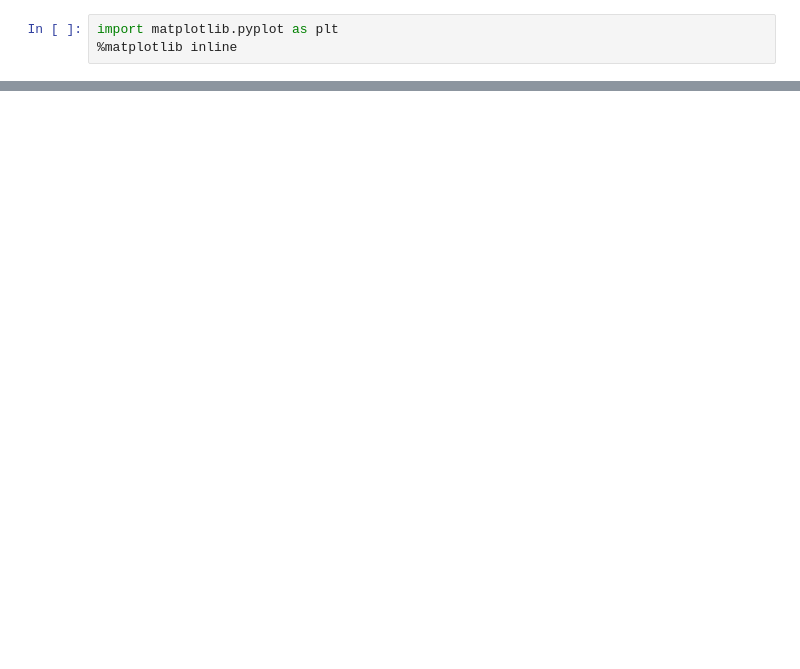
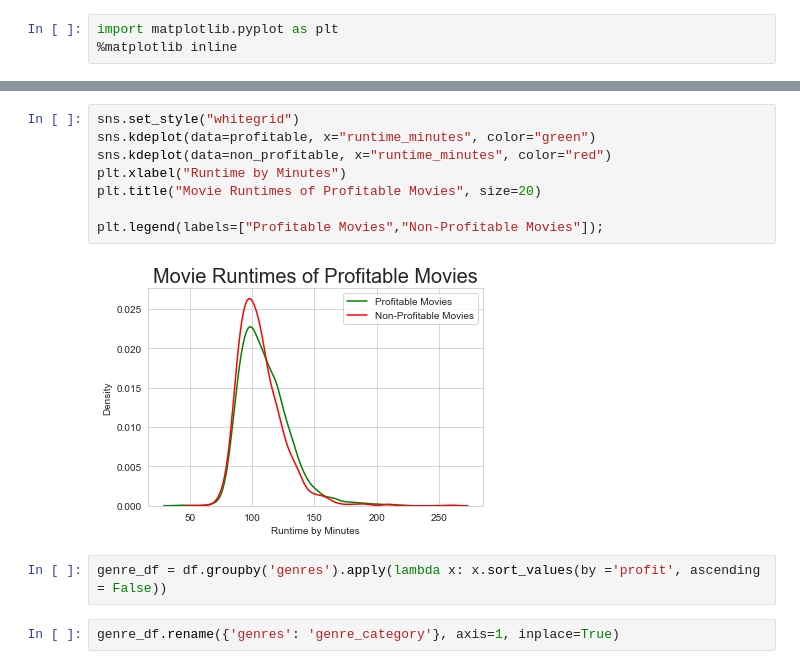
Before and after one commit to czarinagluna/Microsoft-Movie-Recommendations, a Jupyter notebook: Runtime Correlations-Sally.ipynb, the cells around one changed output, grey strips where cells are left out. Drawn from its saved outputs; the diff is of its cells as text; blank space fills up the shorter version.

```diff
--- a/Runtime Correlations-Sally.ipynb
+++ b/Runtime Correlations-Sally.ipynb
@@ -273,0 +271,14 @@ plt.title("Movie Runtimes of Most Profitable Movies", size=20);
+# %%
+sns.set_style("whitegrid")
+sns.kdeplot(data=profitable, x="runtime_minutes", color="green")
+sns.kdeplot(data=non_profitable, x="runtime_minutes", color="red")
+plt.xlabel("Runtime by Minutes")
+plt.title("Movie Runtimes of Profitable Movies", size=20)
+
+plt.legend(labels=["Profitable Movies","Non-Profitable Movies"]);
+# %% [output]
+[figure, added]
+# %%
+genre_df = df.groupby('genres').apply(lambda x: x.sort_values(by ='profit', ascending = False))
+# %%
+genre_df.rename({'genres': 'genre_category'}, axis=1, inplace=True)
```
Also changed, not shown: parts of 44 cells of this notebook.
